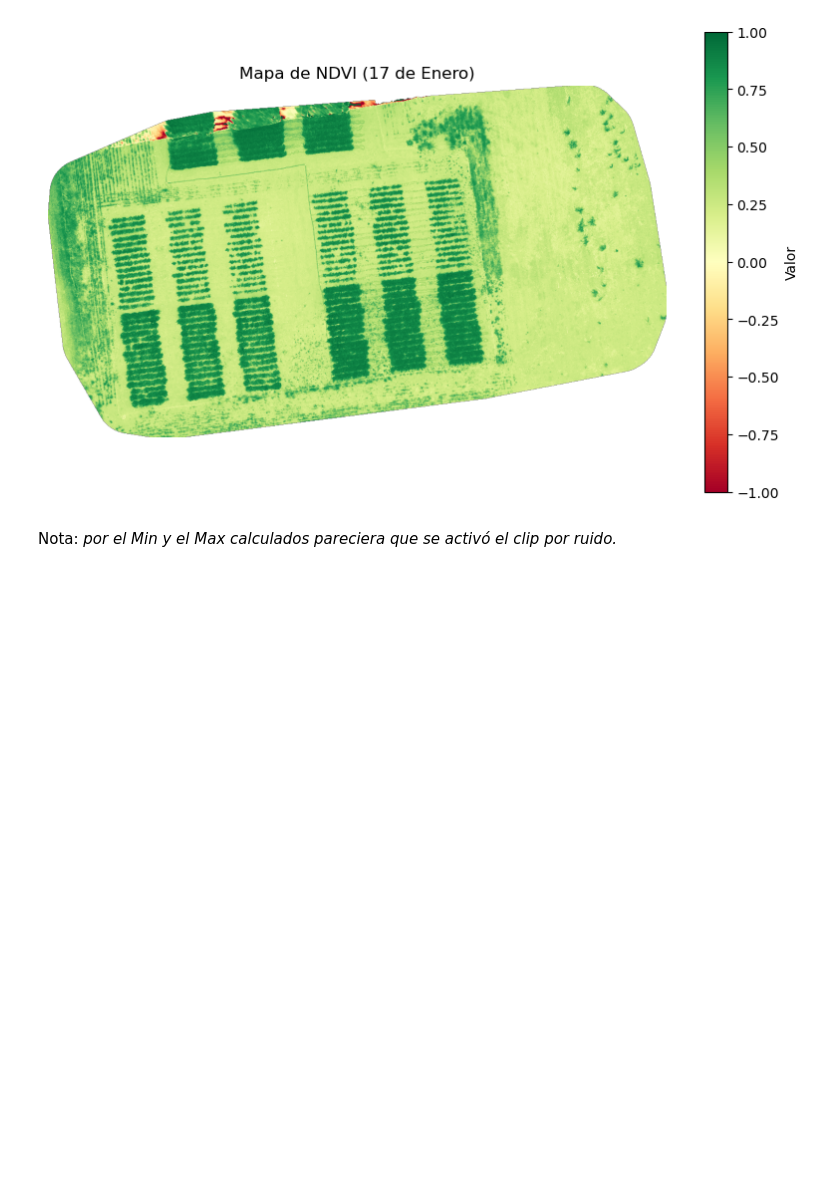
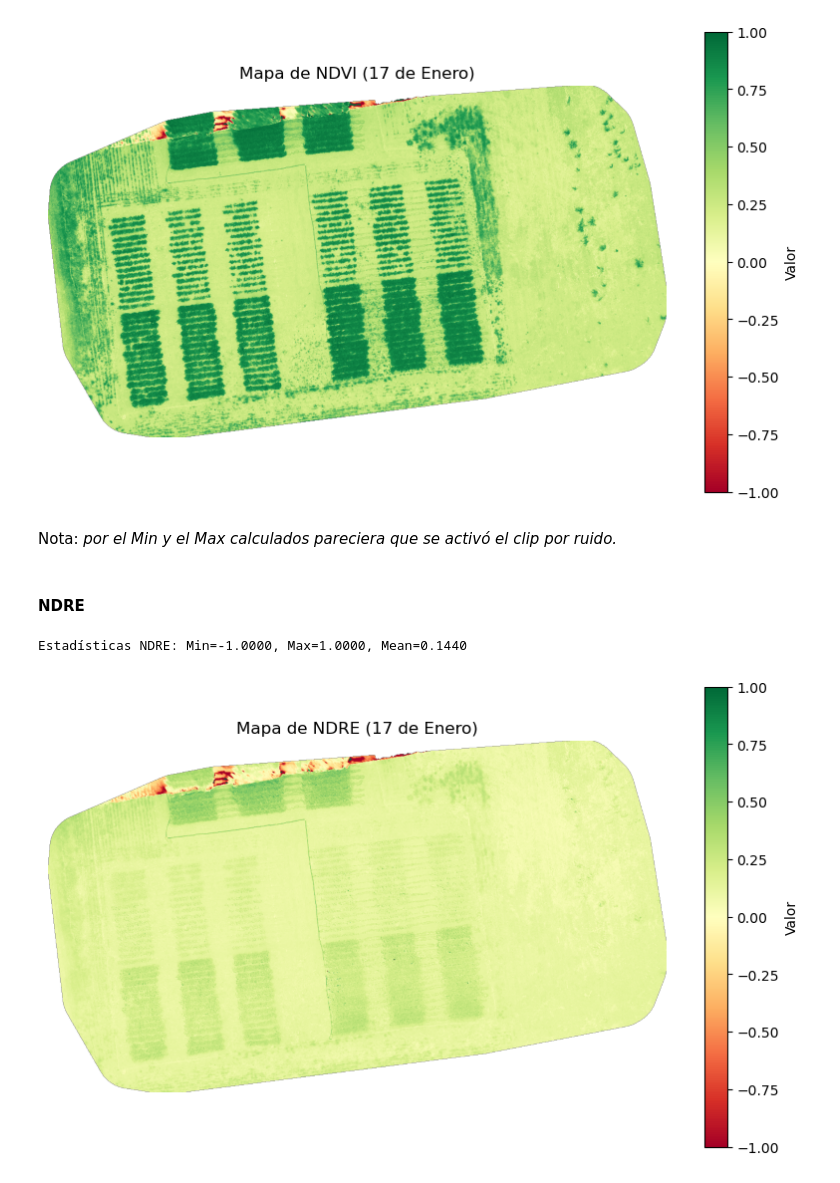
Before and after one commit to Mati279/Trabajo-Final, a Jupyter notebook: notebooks/test_notebook.ipynb, the cells around one changed output. Cells and saved outputs as stored; diff of their text form; code cells hidden in the pictures; blank space fills up the shorter version.

```diff
--- a/notebooks/test_notebook.ipynb
+++ b/notebooks/test_notebook.ipynb
@@ -133,3 +133,17 @@ Estadísticas NDVI: Min=-1.0000, Max=1.0000, Mean=0.4142
 [figure]
 # %% [markdown]
 Nota: *por el Min y el Max calculados pareciera que se activó el clip por ruido.*
+# %% [markdown]
+#### NDRE
+# %%
+# Calcula el índice NDRE
+ndre_map = calc.calculate_ndre()
+
+# Imprime estadísticas básicas para verificar los resultados
+print(f"Estadísticas NDRE: Min={np.nanmin(ndre_map):.4f}, Max={np.nanmax(ndre_map):.4f}, Mean={np.nanmean(ndre_map):.4f}")
+
+# Muestra el mapa de calor
+calc.plot_index(ndre_map, title="Mapa de NDRE (17 de Enero)", cmap='RdYlGn')
+# %% [output]
+Estadísticas NDRE: Min=-1.0000, Max=1.0000, Mean=0.1440
+[figure, added]
```
Also changed, not shown: 1 other file.
